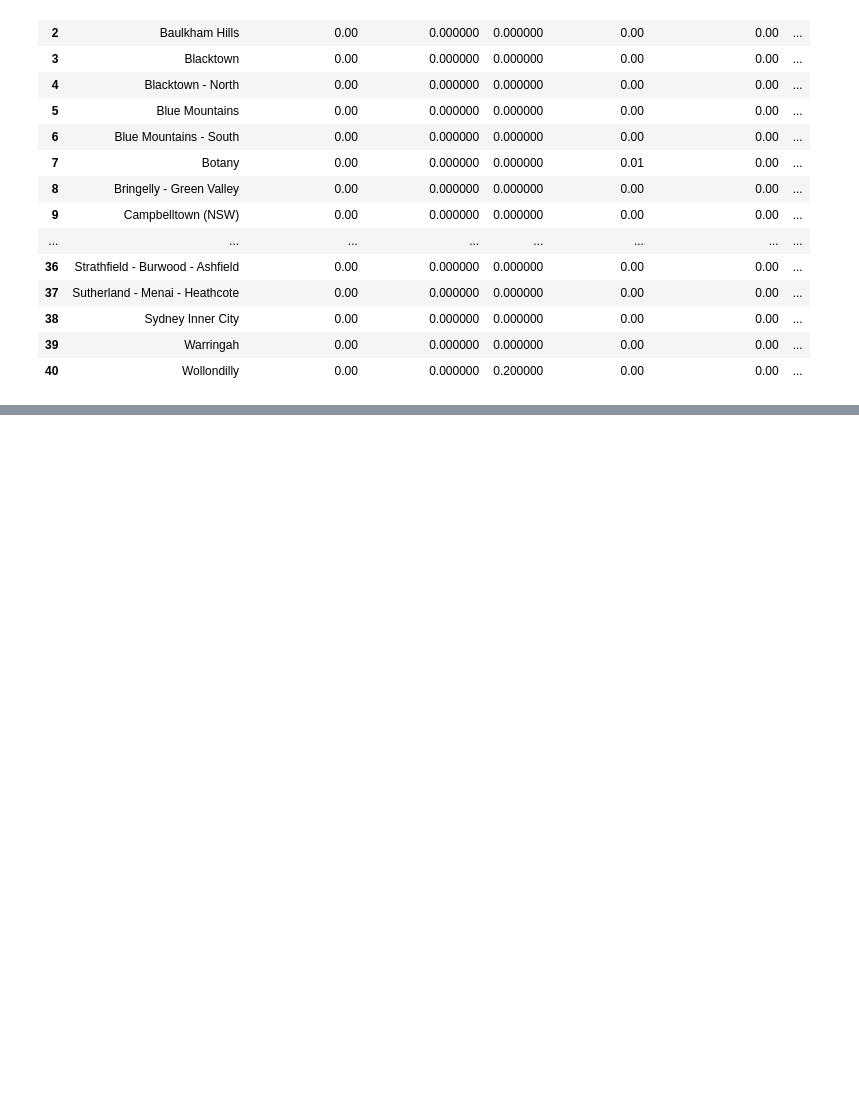
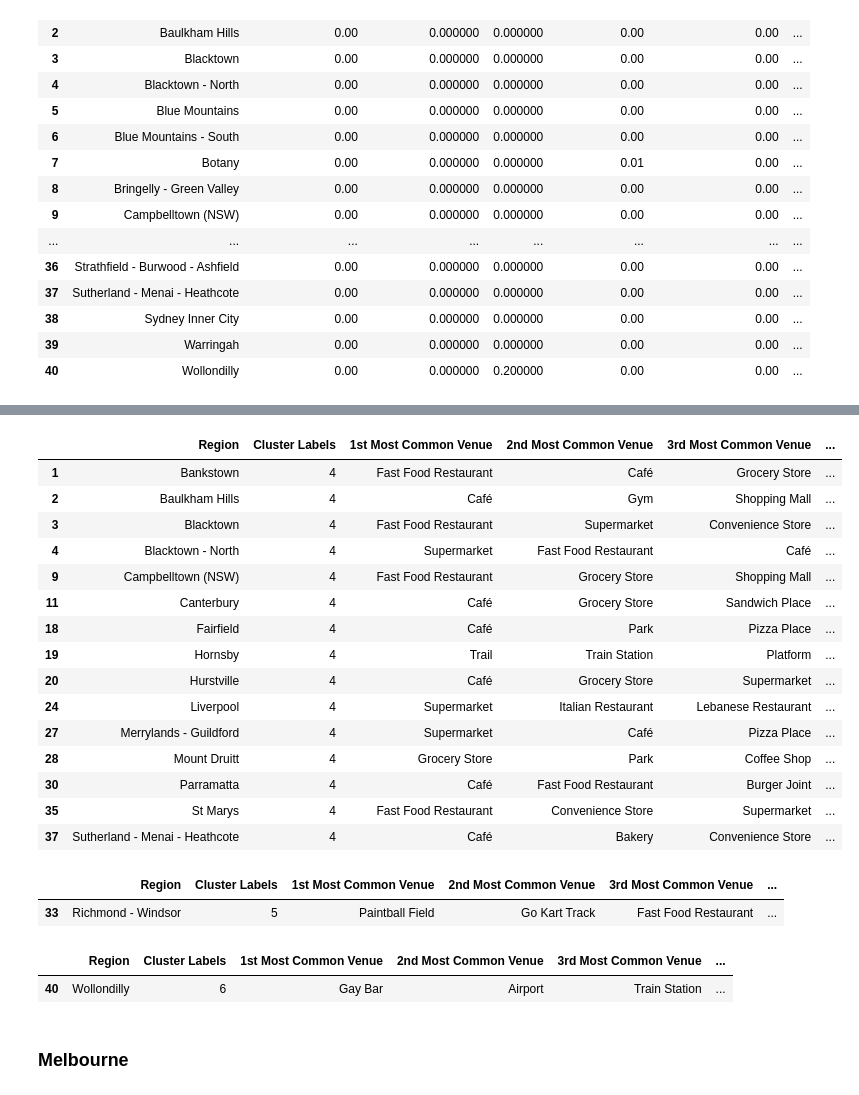
Before and after one commit to janelleamet/Coursera_Capstone, a Jupyter notebook: Applied Data Science Capstone.ipynb, the cells around one changed output, grey strips where cells are left out. Cells and saved outputs as stored; diff of their text form; code cells hidden in the pictures; blank space fills up the shorter version.

```diff
--- a/Applied Data Science Capstone.ipynb
+++ b/Applied Data Science Capstone.ipynb
@@ -449,0 +585,34 @@ sydney_grouped
+# %%
+# Cluster 5
+sydney_merged.loc[sydney_merged['Cluster Labels'] == 4, sydney_merged.columns[[0] + list(range(3, sydney_merged.shape[1]))]]
+# %% [output]
+|  | Region | Cluster Labels | 1st Most Common Venue | 2nd Most Common Venue | 3rd Most Common Venue | ... |
+| 1 | Bankstown | 4 | Fast Food Restaurant | Café | Grocery Store | ... |
+| 2 | Baulkham Hills | 4 | Café | Gym | Shopping Mall | ... |
+| 3 | Blacktown | 4 | Fast Food Restaurant | Supermarket | Convenience Store | ... |
+| 4 | Blacktown - North | 4 | Supermarket | Fast Food Restaurant | Café | ... |
+| 9 | Campbelltown (NSW) | 4 | Fast Food Restaurant | Grocery Store | Shopping Mall | ... |
+| 11 | Canterbury | 4 | Café | Grocery Store | Sandwich Place | ... |
+| 18 | Fairfield | 4 | Café | Park | Pizza Place | ... |
+| 19 | Hornsby | 4 | Trail | Train Station | Platform | ... |
+| 20 | Hurstville | 4 | Café | Grocery Store | Supermarket | ... |
+| 24 | Liverpool | 4 | Supermarket | Italian Restaurant | Lebanese Restaurant | ... |
+| 27 | Merrylands - Guildford | 4 | Supermarket | Café | Pizza Place | ... |
+| 28 | Mount Druitt | 4 | Grocery Store | Park | Coffee Shop | ... |
+| 30 | Parramatta | 4 | Café | Fast Food Restaurant | Burger Joint | ... |
+| 35 | St Marys | 4 | Fast Food Restaurant | Convenience Store | Supermarket | ... |
+| 37 | Sutherland - Menai - Heathcote | 4 | Café | Bakery | Convenience Store | ... |
+# %%
+# Cluster 6
+sydney_merged.loc[sydney_merged['Cluster Labels'] == 5, sydney_merged.columns[[0] + list(range(3, sydney_merged.shape[1]))]]
+# %% [output]
+|  | Region | Cluster Labels | 1st Most Common Venue | 2nd Most Common Venue | 3rd Most Common Venue | ... |
+| 33 | Richmond - Windsor | 5 | Paintball Field | Go Kart Track | Fast Food Restaurant | ... |
+# %%
+# Cluster 7
+sydney_merged.loc[sydney_merged['Cluster Labels'] == 6, sydney_merged.columns[[0] + list(range(3, sydney_merged.shape[1]))]]
+# %% [output]
+|  | Region | Cluster Labels | 1st Most Common Venue | 2nd Most Common Venue | 3rd Most Common Venue | ... |
+| 40 | Wollondilly | 6 | Gay Bar | Airport | Train Station | ... |
+# %% [markdown]
+### Melbourne
```
Also changed, not shown: parts of 9 cells of this notebook.
